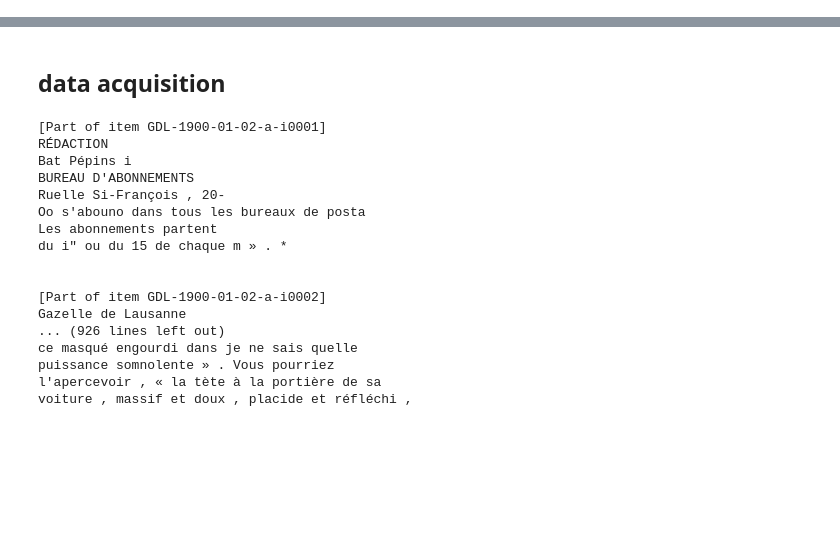
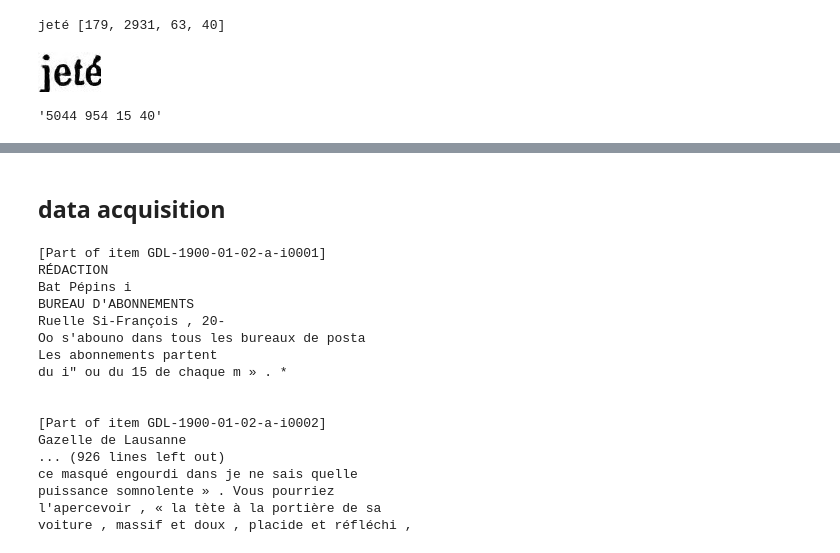
Before and after one commit to impresso/impresso-text-acquisition, a Jupyter notebook: scrapbook.ipynb, the cells around one changed output, grey strips where cells are left out. Drawn from its saved outputs; the diff is of its cells as text; code cells hidden in the pictures; blank space fills up the shorter version.

Commit message:
added notebook section with testing of converted box coordinates

```diff
--- a/scrapbook.ipynb
+++ b/scrapbook.ipynb
@@ -0,0 +15,36 @@
+# %%
+Page = get_page_schema()
+# %%
+path = "./text_importer/data/out/GDL/1900/01/02/a/GDL-1900-01-02-a-p0001.json"
+# %%
+with open(path, 'r') as inp_file:
+    json_data = json.load(inp_file)
+    page = Page(**json_data)
+# %%
+from random import randint
+
+def select_random_token(page_obj):
+    total_regions = len(page_obj.r)
+    region = page_obj.r[randint(0, total_regions - 1)]
+    total_paragraphs = len(region.p)
+    paragraph = region.p[randint(0, total_paragraphs - 1)]
+    total_lines = len(paragraph.l)
+    line = paragraph.l[randint(0, total_lines - 1)]
+    total_tokens = len(line.t)
+    token = line.t[randint(0, total_tokens - 1)]
+    return token
+
+def get_image(page_name, coordinates):
+    link = get_iiif_url(page_name, " ".join([str(i) for i in coordinates]))
+    return requests.get(link).content
+# %%
+token = select_random_token(page)
+print(token.tx, list(token.c))
+Image(get_image("GDL-1900-01-02-a-p0001", token.c))
+# %% [output]
+jeté [179, 2931, 63, 40]
+[figure, added]
+# %%
+" ".join([str(i) for i in token.c])
+# %% [output]
+'5044 954 15 40'
```
Also changed, not shown: parts of 11 cells of this notebook.
